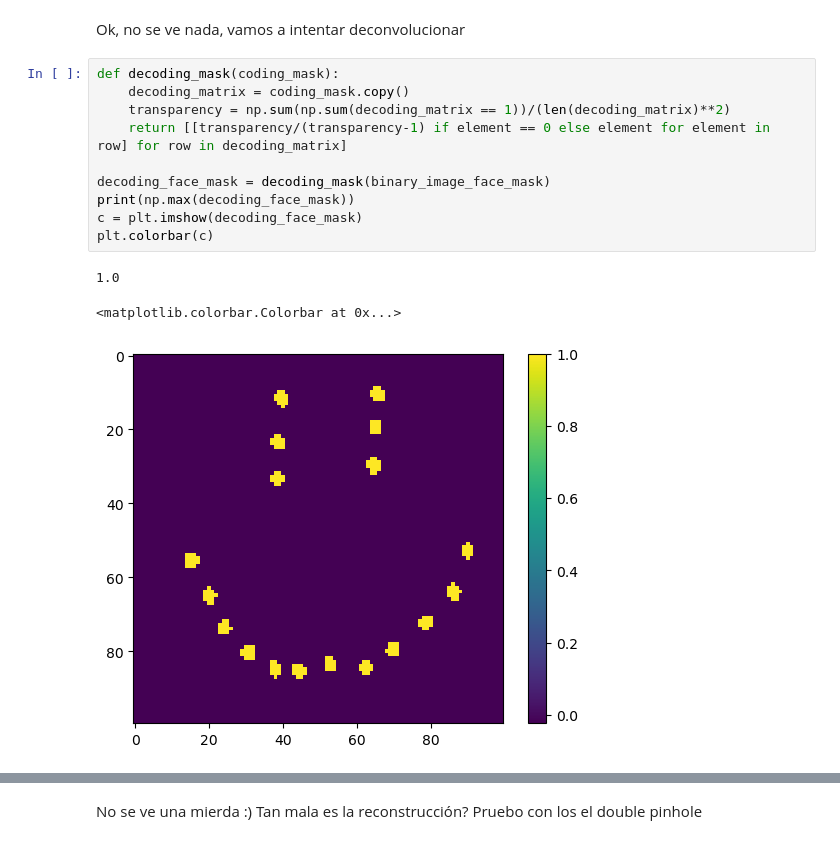
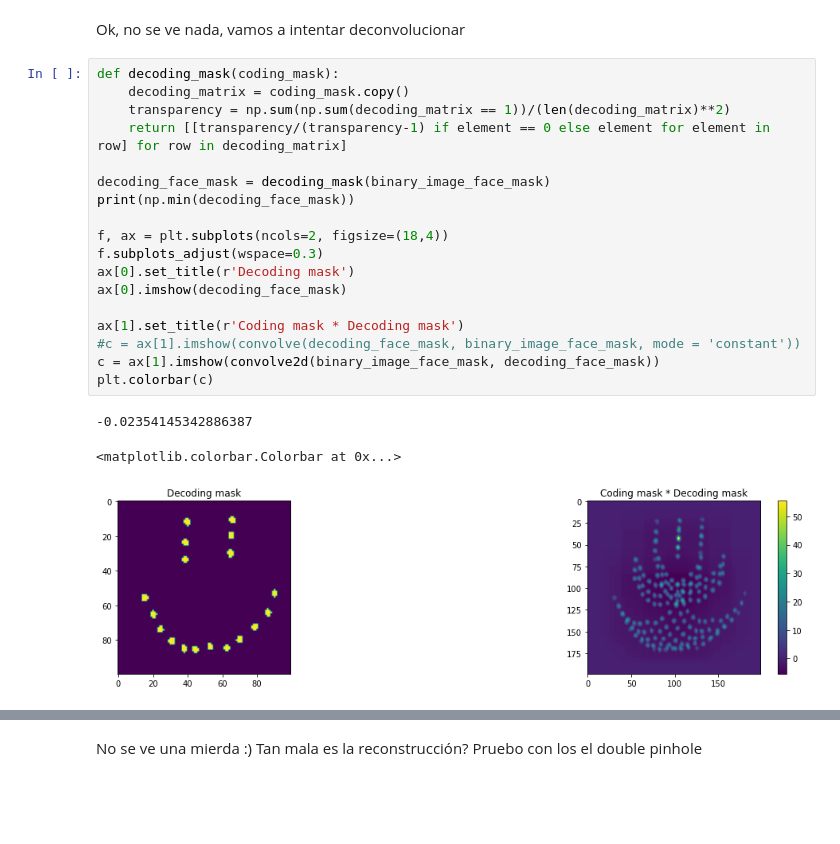
Before and after one commit to Eitan-Sprejer/CodedAperture, a Jupyter notebook: convolucion.ipynb, the cells around one changed output, grey strips where cells are left out. Drawn from its saved outputs; the diff is of its cells as text; blank space fills up the shorter version.

```diff
--- a/convolucion.ipynb
+++ b/convolucion.ipynb
@@ -177,16 +209,24 @@ Ok, no se ve nada, vamos a intentar deconvolucionar
 # %%
 def decoding_mask(coding_mask):
     decoding_matrix = coding_mask.copy()
     transparency = np.sum(np.sum(decoding_matrix == 1))/(len(decoding_matrix)**2)
     return [[transparency/(transparency-1) if element == 0 else element for element in row] for row in decoding_matrix]
 
 decoding_face_mask = decoding_mask(binary_image_face_mask)
-print(np.max(decoding_face_mask))
-c = plt.imshow(decoding_face_mask)
+print(np.min(decoding_face_mask))
+
+f, ax = plt.subplots(ncols=2, figsize=(18,4))
+f.subplots_adjust(wspace=0.3)
+ax[0].set_title(r'Decoding mask')
+ax[0].imshow(decoding_face_mask)
+
+ax[1].set_title(r'Coding mask * Decoding mask')
+#c = ax[1].imshow(convolve(decoding_face_mask, binary_image_face_mask, mode = 'constant'))
+c = ax[1].imshow(convolve2d(binary_image_face_mask, decoding_face_mask))
 plt.colorbar(c)
 # %% [output]
-1.0
+-0.02354145342886387
 <matplotlib.colorbar.Colorbar at 0x...>
-[figure, old version]
+[figure, new version]
 # %%
 reconstructed_image = convolve(convolucion, decoding_face_mask, mode = 'constant', cval = 0.0)
```
Also changed, not shown: parts of 31 cells of this notebook.
